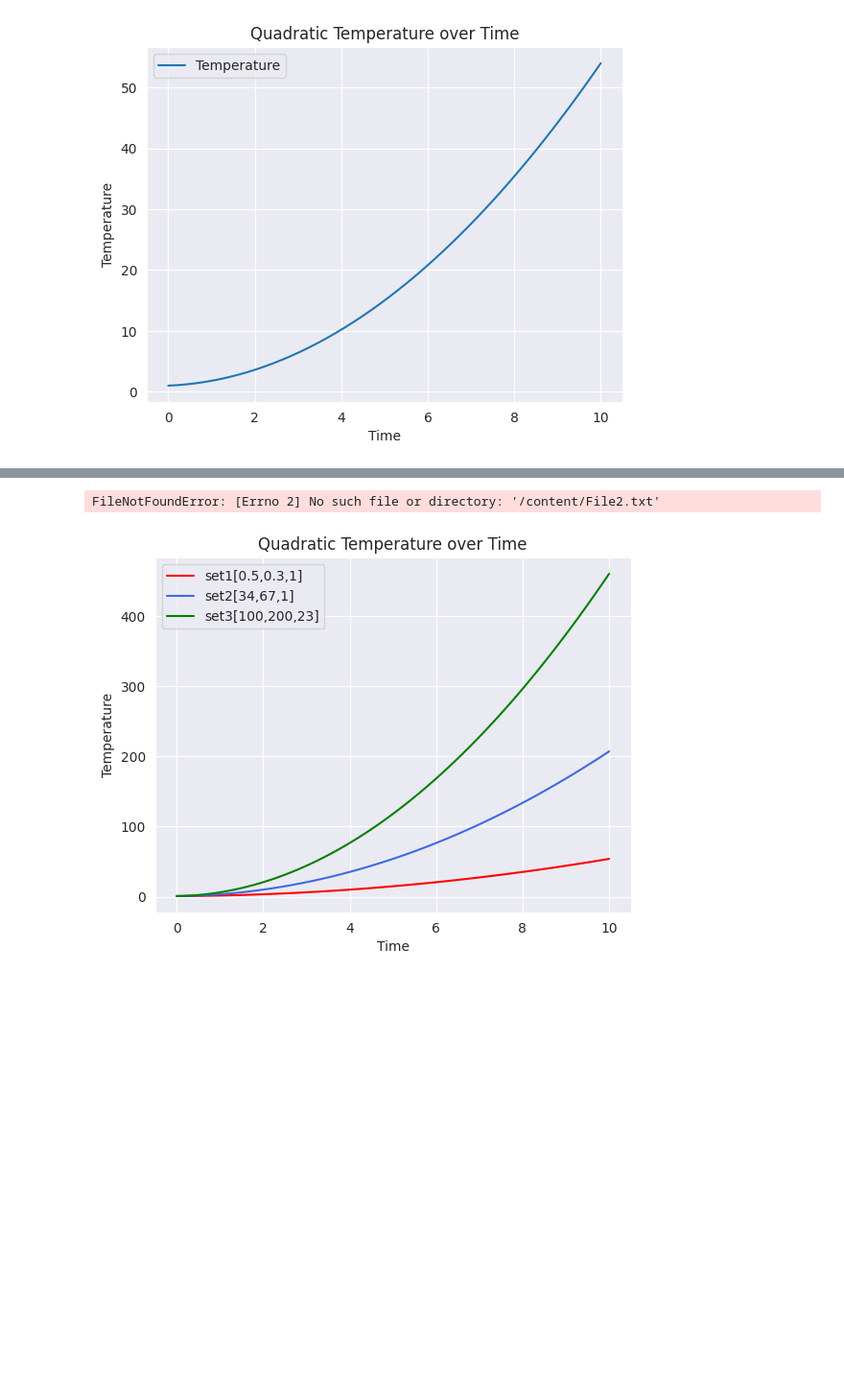
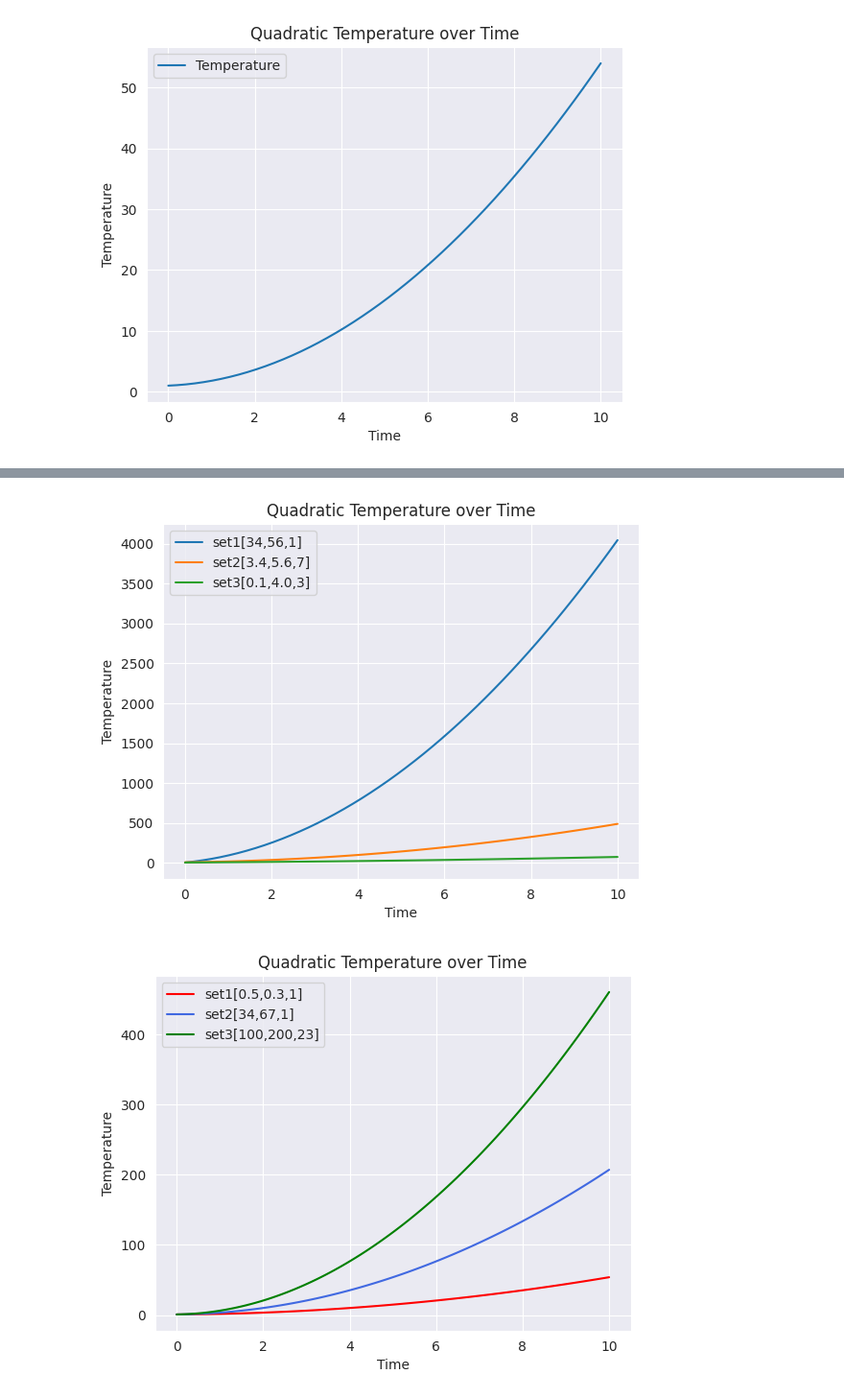
Before and after one commit to gamelikehellboy/Python-Case-Study-Shared, a Jupyter notebook: Untitled1.ipynb, the cells around one changed output, grey strips where cells are left out. Shown at 96% size. Drawn from its saved outputs; the diff is of its cells as text; code cells hidden in the pictures; blank space fills up the shorter version.

```diff
--- a/Untitled1.ipynb
+++ b/Untitled1.ipynb
@@ -93,35 +93,35 @@ import matplotlib.pyplot as plt
 
 def read_coefficients(file_path):
     with open(file_path, "r") as file:
         content = file.readlines()
         coefficients = [line.strip().split(",") for line in content]
         return [[float(coef) for coef in line] for line in coefficients]
 
 def quadratic(time, coefficients):
     a, b, c = coefficients
     temperature = a * (time**2) + b * time + c
     return temperature
 
 def main():
-    coefficients_list = read_coefficients("/content/File2.txt")
+    coefficients_list = read_coefficients("/content/value2.txt")
 
     for coefficients in coefficients_list:
         time_values = np.linspace(0, 10, 50)
         temp_values = quadratic(time_values, coefficients)
 
         sns.set_style("darkgrid")
         plt.plot(time_values, temp_values, label=f'Temperature (coefficients: {coefficients})')
 
     plt.xlabel('Time')
     plt.ylabel('Temperature')
     plt.title('Quadratic Temperature over Time')
     plt.legend(["set1[34,56,1]","set2[3.4,5.6,7]","set3[0.1,4.0,3]"])
     plt.show()
 
 if __name__ == "__main__":
     main()
 # %% [output]
-FileNotFoundError: [Errno 2] No such file or directory: '/content/File2.txt'
+[figure, added]
 # %%
 def quadratic(time):
   a=0.5
```
Also changed, not shown: parts of 3 cells of this notebook.
